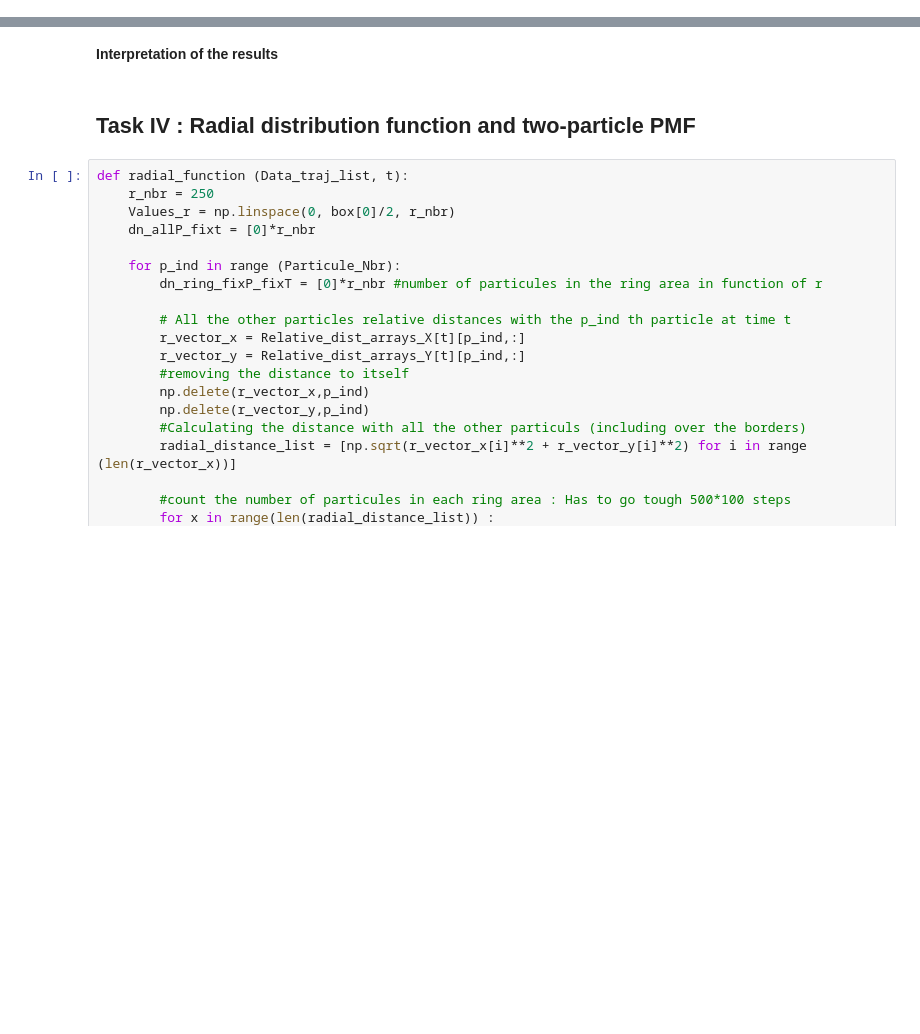
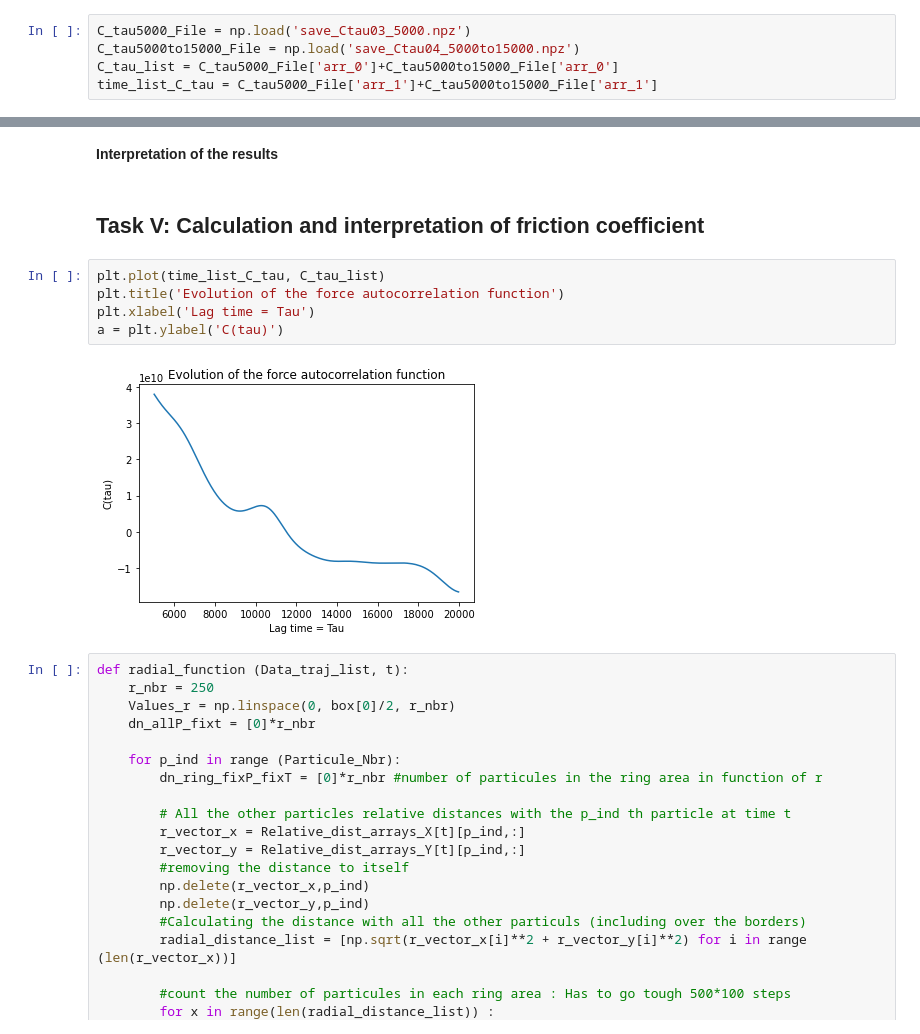
Before and after one commit to LeaBeaules/Thermostat, a Jupyter notebook: Ex8_ThermoACF.ipynb, the cells around one changed output, grey strips where cells are left out. Saved outputs shown, nothing was run; the diff lists cells and outputs as text; blank space fills up the shorter version.

```diff
--- a/Ex8_ThermoACF.ipynb
+++ b/Ex8_ThermoACF.ipynb
@@ -46,3 +97,8 @@ def MaxBoltz ():
+# %%
+C_tau5000_File = np.load('save_Ctau03_5000.npz')
+C_tau5000to15000_File = np.load('save_Ctau04_5000to15000.npz')
+C_tau_list = C_tau5000_File['arr_0']+C_tau5000to15000_File['arr_0']
+time_list_C_tau = C_tau5000_File['arr_1']+C_tau5000to15000_File['arr_1']
 # %% [markdown]
 ## Task III : Simulation
 # %% [markdown]
@@ -593,8 +605,15 @@ plt.xlabel('Time in fs')
 plt.ylabel('Kinetic energy in J')
 # %% [markdown]
 **Interpretation of the results**
-# %% [markdown]
-## Task IV : Radial distribution function and two-particle PMF
+# %% [markdown]
+## Task V: Calculation and interpretation of friction coefficient
+# %%
+plt.plot(time_list_C_tau, C_tau_list)
+plt.title('Evolution of the force autocorrelation function')
+plt.xlabel('Lag time = Tau')
+a = plt.ylabel('C(tau)')
+# %% [output]
+[figure, added]
 # %%
 def radial_function (Data_traj_list, t):
     r_nbr = 250
```
Also changed, not shown: parts of 26 cells of this notebook.
